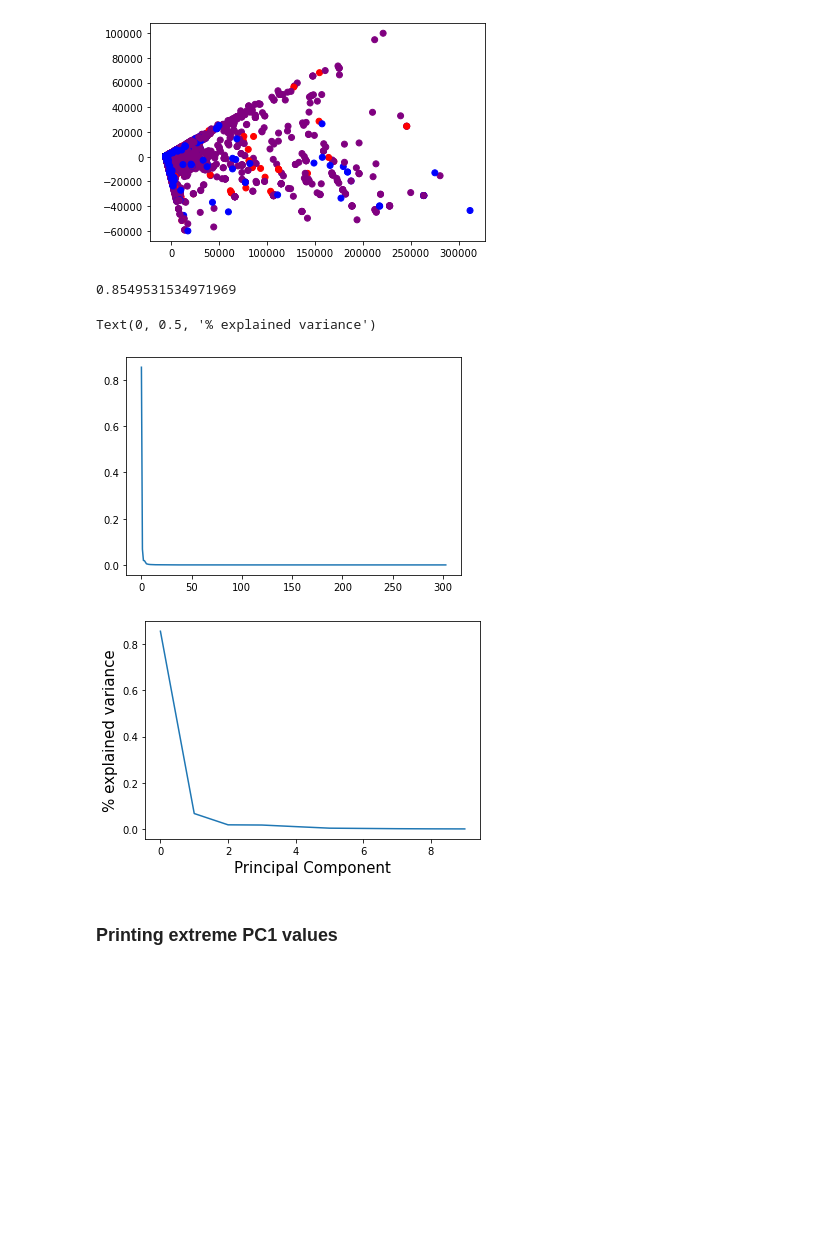
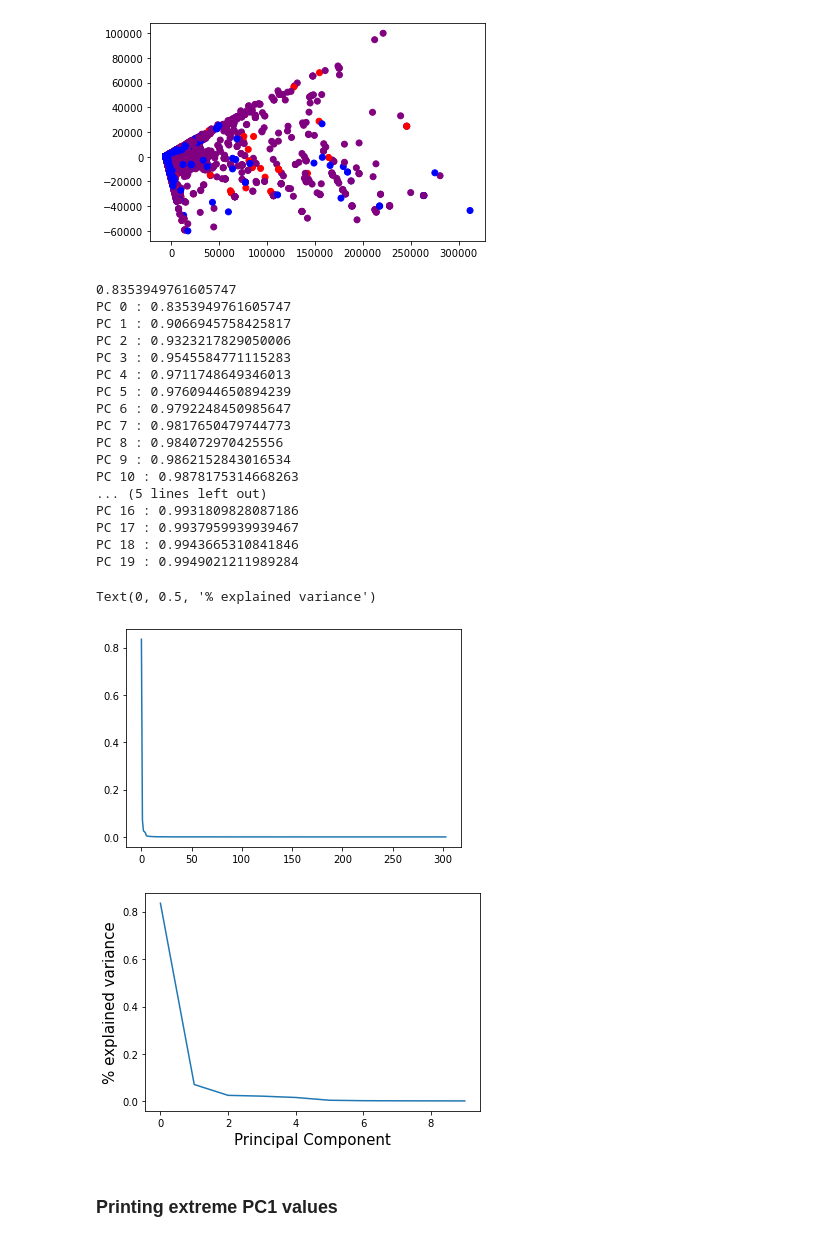
Before and after one commit to sshaul/variant-modeling, a Jupyter notebook: DataAnalysis.ipynb, the cells around one changed output. Drawn from its saved outputs; the diff is of its cells as text; code cells hidden in the pictures; blank space fills up the shorter version.

Commit message:
Updates with attempts at modifying data and saved model

```diff
--- a/DataAnalysis.ipynb
+++ b/DataAnalysis.ipynb
@@ -13,11 +13,9 @@ import matplotlib.pyplot as plt
 # %%
 # file_path = "/nfs/lab/varpred/Final_Results/final_matrices/"
 file_path = "./"
-t1d_mat = file_path + "t1d_final_short_after_loci_filtering.bed"
-t2d_mat = file_path + "t2d_final_short_after_loci_filtering.bed"
-topmed_mat = file_path + "topmed_final.bed"
-proba_threshold_high = 0.8
-proba_threshold_low = 0.000005
+t1d_mat = file_path + "T1D_new_04_09_short.bed"
+t2d_mat = file_path + "T2D_new_04_09_short.bed"
+# topmed_mat = file_path + "topmed_final.bed"
 # %% [markdown]
 # Data Ingestion
 # %%
@@ -92,24 +90,45 @@ pandas.DataFrame(pca.components_,columns=t1d_data.columns,index = ['PC-1','PC-2'
 # %%
 # my_model = PCA(n_components=0.99, svd_solver='full')
 my_model = PCA()
 my_model.fit_transform(t1d_data)
 ratio = my_model.explained_variance_ratio_
 ratio2 = my_model.explained_variance_ratio_[:10]
 print(my_model.explained_variance_ratio_[0])
+
+sumpcs = 0
+for pc in range(20):
+    sumpcs += my_model.explained_variance_ratio_[pc]
+    print('PC', pc, ':', sumpcs)
 
 fig = plt.figure()
 ax = fig.add_subplot(111)
 ax.plot(range(len(ratio)), ratio)
 fig = plt.figure()
 ax = fig.add_subplot(111)
 ax.plot(range(len(ratio2)), ratio2)
 ax.set_xlabel("Principal Component", size=15)
 ax.set_ylabel("% explained variance", size=15)
 # %% [output]
-0.8549531534971969
+0.8353949761605747
+PC 0 : 0.8353949761605747
+PC 1 : 0.9066945758425817
+PC 2 : 0.9323217829050006
+PC 3 : 0.9545584771115283
+PC 4 : 0.9711748649346013
+PC 5 : 0.9760944650894239
+PC 6 : 0.9792248450985647
+PC 7 : 0.9817650479744773
+PC 8 : 0.984072970425556
+PC 9 : 0.9862152843016534
+PC 10 : 0.9878175314668263
+... (5 lines left out)
+PC 16 : 0.9931809828087186
+PC 17 : 0.9937959939939467
+PC 18 : 0.9943665310841846
+PC 19 : 0.9949021211989284
 Text(0, 0.5, '% explained variance')
-[figure, old version]
+[figure, new version]
-[figure, old version]
+[figure, new version]
 # %% [markdown]
 ### Printing extreme PC1 values
 # %%
```
Also changed, not shown: parts of 19 cells of this notebook, 8 other files.
